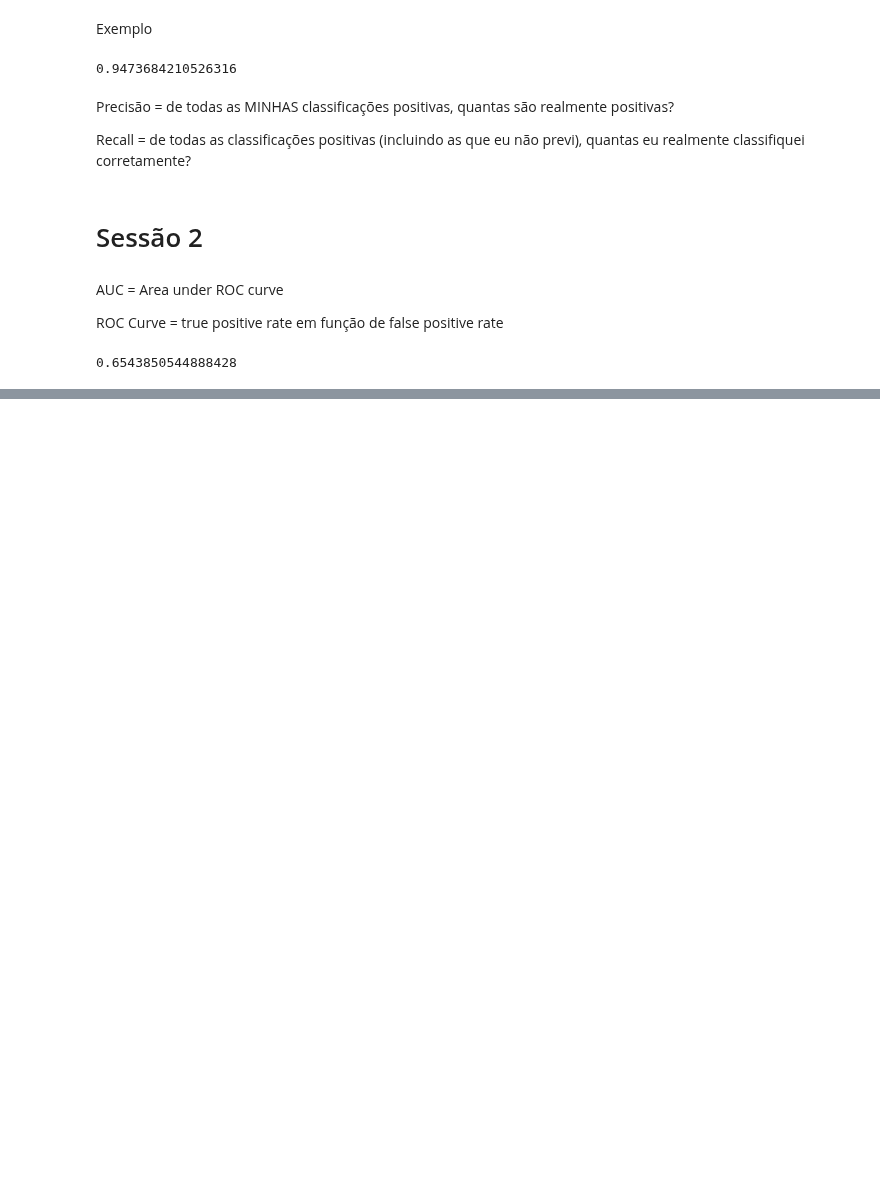
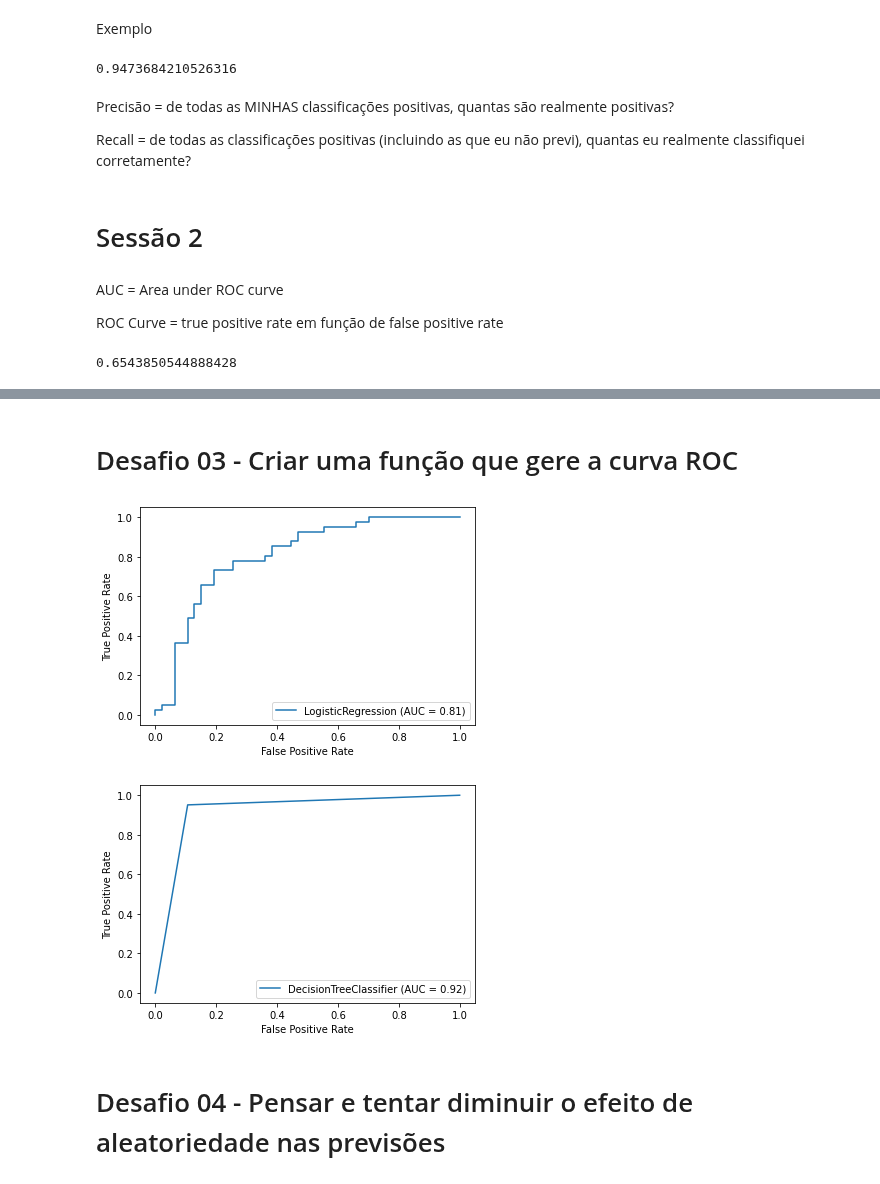
Before and after one commit to RPGraciotti/BootCampAlura, a Jupyter notebook: Modulo_5/Aula_2_métricas_de_avaliação.ipynb, the cells around one changed output, grey strips where cells are left out. Saved outputs shown, nothing was run; the diff lists cells and outputs as text; code cells hidden in the pictures; blank space fills up the shorter version.

Commit message:
desafios

```diff
--- a/Modulo_5/Aula_2_métricas_de_avaliação.ipynb
+++ b/Modulo_5/Aula_2_métricas_de_avaliação.ipynb
@@ -224,0 +280,17 @@ weighted avg       0.72      0.72      0.71        88
+# %% [markdown]
+# Desafio 03 - Criar uma função que gere a curva ROC
+# %%
+from sklearn import metrics
+
+# modelo de regressão logistica
+metrics.plot_roc_curve(modelo, x_test, y_test)
+plt.show()
+
+# modelo de arvore de decisão
+metrics.plot_roc_curve(modelo_arvore, x_test, y_test)
+plt.show()
+# %% [output]
+[figure, added]
+[figure, added]
+# %% [markdown]
+# Desafio 04 - Pensar e tentar diminuir o efeito de aleatoriedade nas previsões
```
Also changed, not shown: parts of 9 cells of this notebook.
